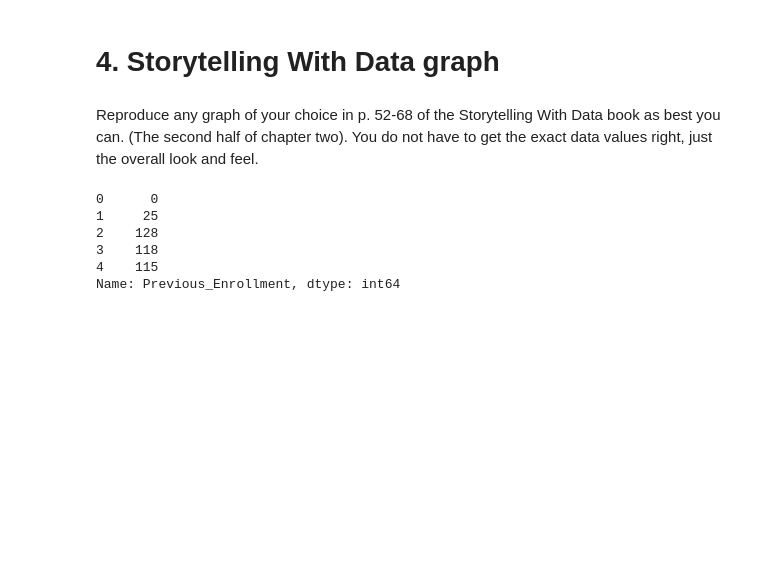
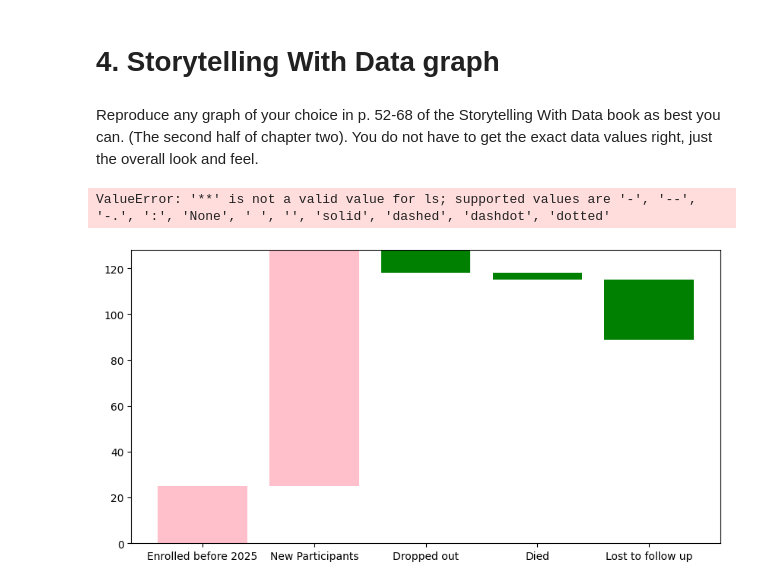
Before and after one commit to beckaa-l/OMDS-ModB2-Week4-Lee-Becka, a Jupyter notebook: Week4.ipynb, the cells around one changed output. Saved outputs shown, nothing was run; the diff lists cells and outputs as text; code cells hidden in the pictures; blank space fills up the shorter version.

```diff
--- a/Week4.ipynb
+++ b/Week4.ipynb
@@ -118,43 +98,62 @@ This week, you will do the same types of exercises as last week, but you should
 # %% [markdown]
 Reproduce any graph of your choice in p. 52-68 of the Storytelling With Data book as best you can.  (The second half of chapter two).  You do not have to get the exact data values right, just the overall look and feel.
 # %%
-import seaborn as sns
+import matplotlib.pyplot as plt
 
 # I want to try a waterfall chart as I don't think I've ever seen them before!
 # resource: https://www.domo.com/learn/charts/waterfall-charts
 
 # I used to work in clinical research so I want to use study enrollment
 
 # make a df
 df_enrollment = pd.DataFrame({
     "2025 Participant Types":[
         "Enrolled before 2025",
         "New Participants",
         "Dropped out",
         "Died",
         "Lost to follow up"
     ],
     "Participant Counts":[
         25,
         103,
         -10,
         -3,
         -26
     ]
 })
 
 # make sure it looks right
 # df_enrollment
 
 # determine where the bars start and how tall they each are
 df_enrollment["Cumulative_Enrollment"] = df_enrollment["Participant Counts"].cumsum()
 # print(df_enrollment["Cumulative_Enrollment"])
 df_enrollment["Previous_Enrollment"] = df_enrollment["Cumulative_Enrollment"] - df_enrollment["Participant Counts"]
-print(df_enrollment["Previous_Enrollment"])
+# print(df_enrollment["Previous_Enrollment"])
+
+# now let's start making our plots!!
+plt.figure(figsize=(10,5))
+
+# let's make a loop for the bars
+for n in range(len(df_enrollment)):
+    if df_enrollment.loc[n, "Participant Counts"] >= 0:
+        color = "pink"
+    else:
+        color = "green"
+
+    plt.bar(
+        df_enrollment.loc[n, "2025 Participant Types"],
+        df_enrollment.loc[n, "Participant Counts"],
+        bottom = df_enrollment.loc[n, "Previous_Enrollment"],
+        color = color
+    )
+
+#  now let's work on formatting!
+final_enrollment = df_enrollment["Cumulative_Enrollment"].iloc[-1]
+plt.axhline(final_enrollment, linestyle="**", color ="blue")
+plt.title("2025 Study Enrollment Numbers")
+plt.ylabel("Participant Count")
 # %% [output]
-0      0
-1     25
-2    128
-3    118
-4    115
-Name: Previous_Enrollment, dtype: int64
+ValueError: '**' is not a valid value for ls; supported values are '-', '--', '-.', ':', 'None', ' ', '', 'solid', 'dashed', 'dashdot', 'dotted'
+[figure, added]
```
Also changed, not shown: parts of 1 cell of this notebook.
